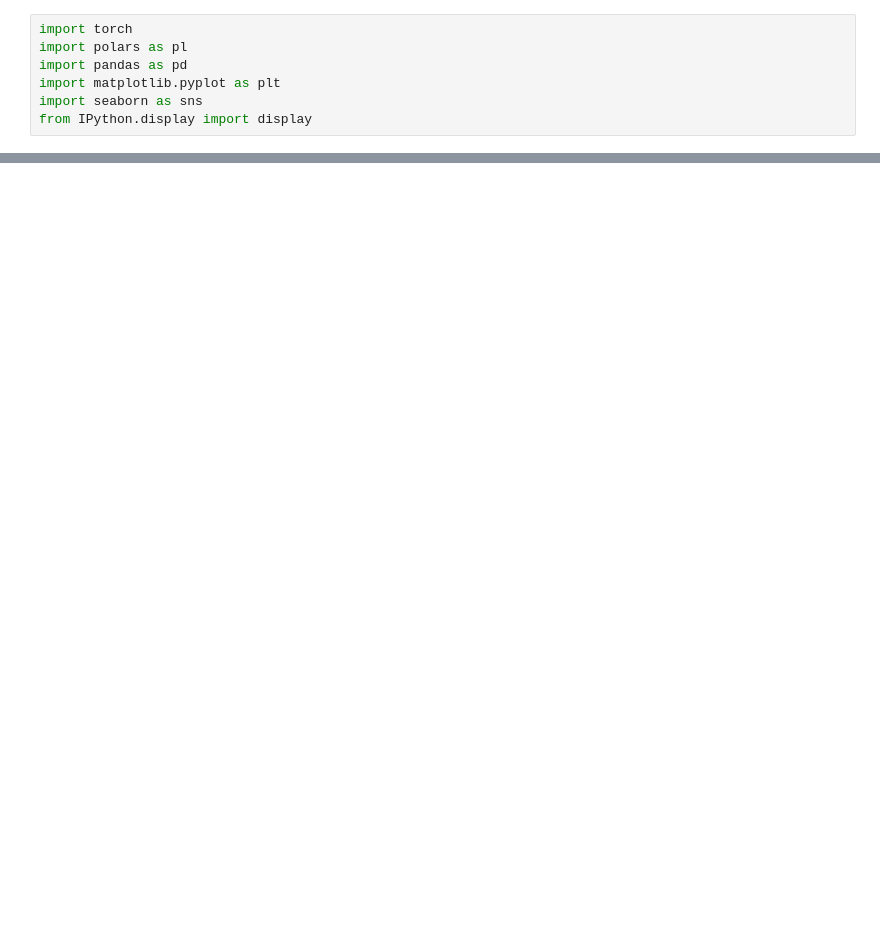
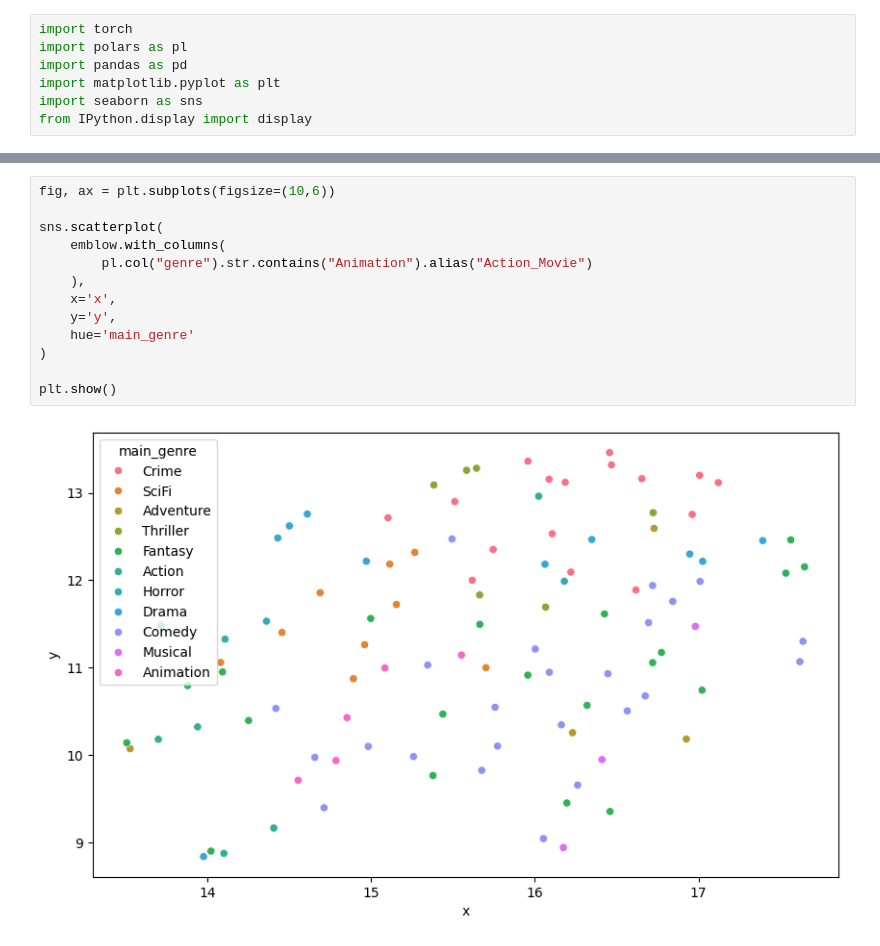
Before and after one commit to award96/Movie-Script-Vector-Search, a Jupyter notebook: similarity.ipynb, the cells around one changed output, grey strips where cells are left out. Cells and saved outputs as stored; diff of their text form; blank space fills up the shorter version.

```diff
--- a/similarity.ipynb
+++ b/similarity.ipynb
@@ -196,0 +464,15 @@ shape: (58, 4)
+# %%
+fig, ax = plt.subplots(figsize=(10,6))
+
+sns.scatterplot(
+    emblow.with_columns(
+        pl.col("genre").str.contains("Animation").alias("Action_Movie")
+    ),
+    x='x',
+    y='y',
+    hue='main_genre'
+)
+
+plt.show()
+# %% [output]
+[figure, added]
```
Also changed, not shown: parts of 24 cells of this notebook.
